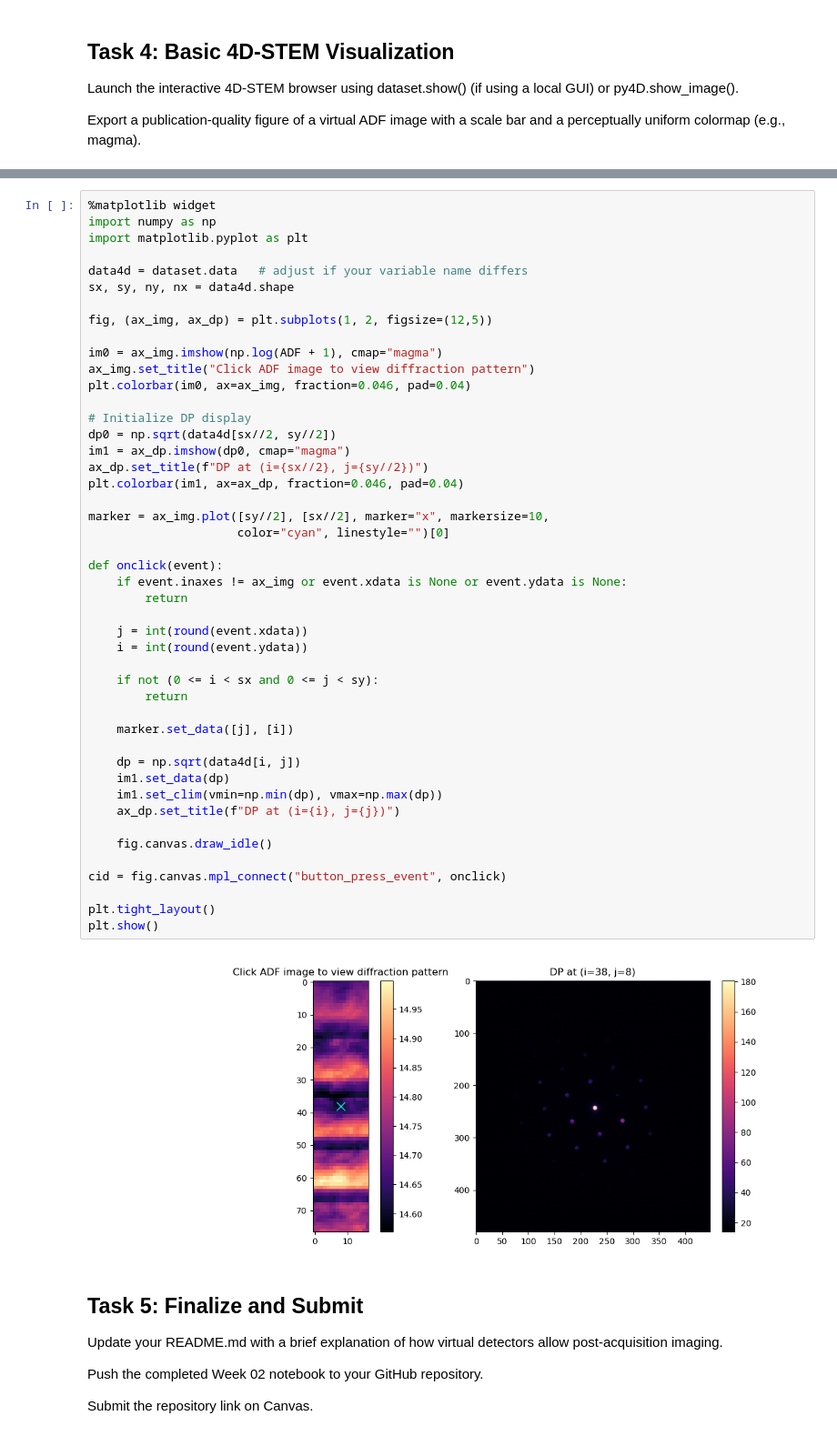
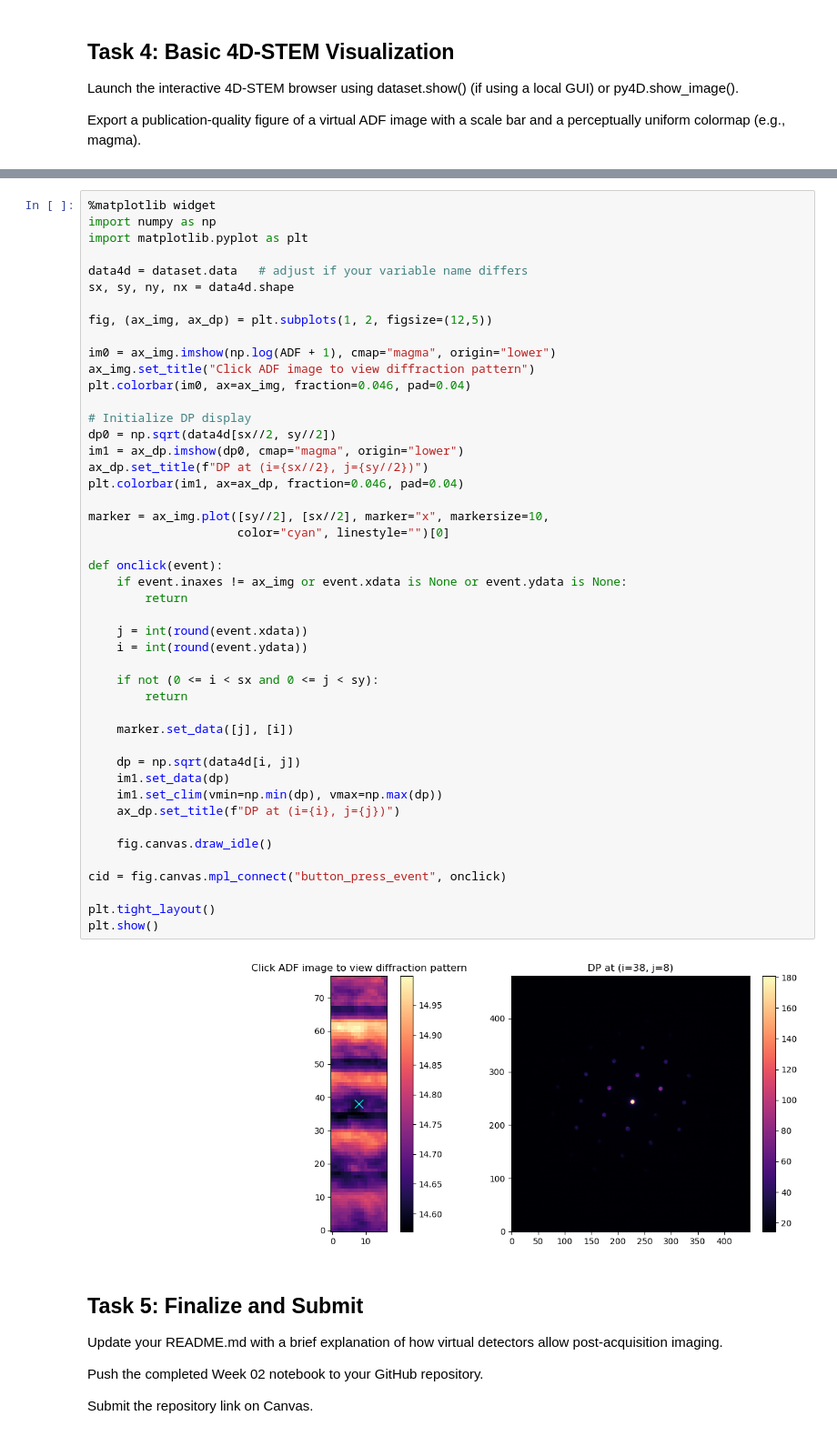
Before and after one commit to eliseetrheim/MSE465_EliseEtrheim, a Jupyter notebook: assignments/assignment 02/assignment_02_setup.ipynb, the cells around one changed output, grey strips where cells are left out. Shown at 91% size. Drawn from its saved outputs; the diff is of its cells as text.

```diff
--- a/assignments/assignment 02/assignment_02_setup.ipynb
+++ b/assignments/assignment 02/assignment_02_setup.ipynb
@@ -491,44 +491,44 @@ sx, sy, ny, nx = data4d.shape
 
 fig, (ax_img, ax_dp) = plt.subplots(1, 2, figsize=(12,5))
 
-im0 = ax_img.imshow(np.log(ADF + 1), cmap="magma")
+im0 = ax_img.imshow(np.log(ADF + 1), cmap="magma", origin="lower")
 ax_img.set_title("Click ADF image to view diffraction pattern")
 plt.colorbar(im0, ax=ax_img, fraction=0.046, pad=0.04)
 
 # Initialize DP display
 dp0 = np.sqrt(data4d[sx//2, sy//2])
-im1 = ax_dp.imshow(dp0, cmap="magma")
+im1 = ax_dp.imshow(dp0, cmap="magma", origin="lower")
 ax_dp.set_title(f"DP at (i={sx//2}, j={sy//2})")
 plt.colorbar(im1, ax=ax_dp, fraction=0.046, pad=0.04)
 
 marker = ax_img.plot([sy//2], [sx//2], marker="x", markersize=10,
                      color="cyan", linestyle="")[0]
 
 def onclick(event):
     if event.inaxes != ax_img or event.xdata is None or event.ydata is None:
         return
 
     j = int(round(event.xdata))
     i = int(round(event.ydata))
 
     if not (0 <= i < sx and 0 <= j < sy):
         return
 
     marker.set_data([j], [i])
 
     dp = np.sqrt(data4d[i, j])
     im1.set_data(dp)
     im1.set_clim(vmin=np.min(dp), vmax=np.max(dp))
     ax_dp.set_title(f"DP at (i={i}, j={j})")
 
     fig.canvas.draw_idle()
 
 cid = fig.canvas.mpl_connect("button_press_event", onclick)
 
 plt.tight_layout()
 plt.show()
 # %% [output]
-[figure, old version]
+[figure, new version]
 # %% [markdown]
 ## Task 5: Finalize and Submit
 
```
Also changed, not shown: parts of 9 cells of this notebook, 2 other files.
